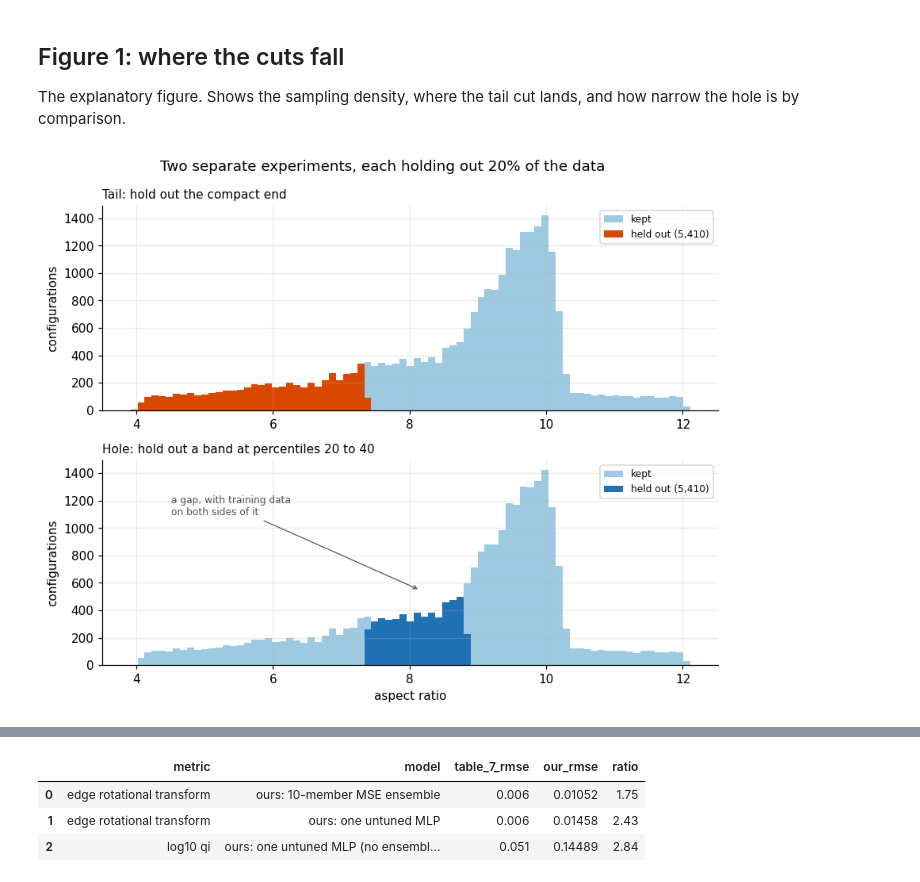
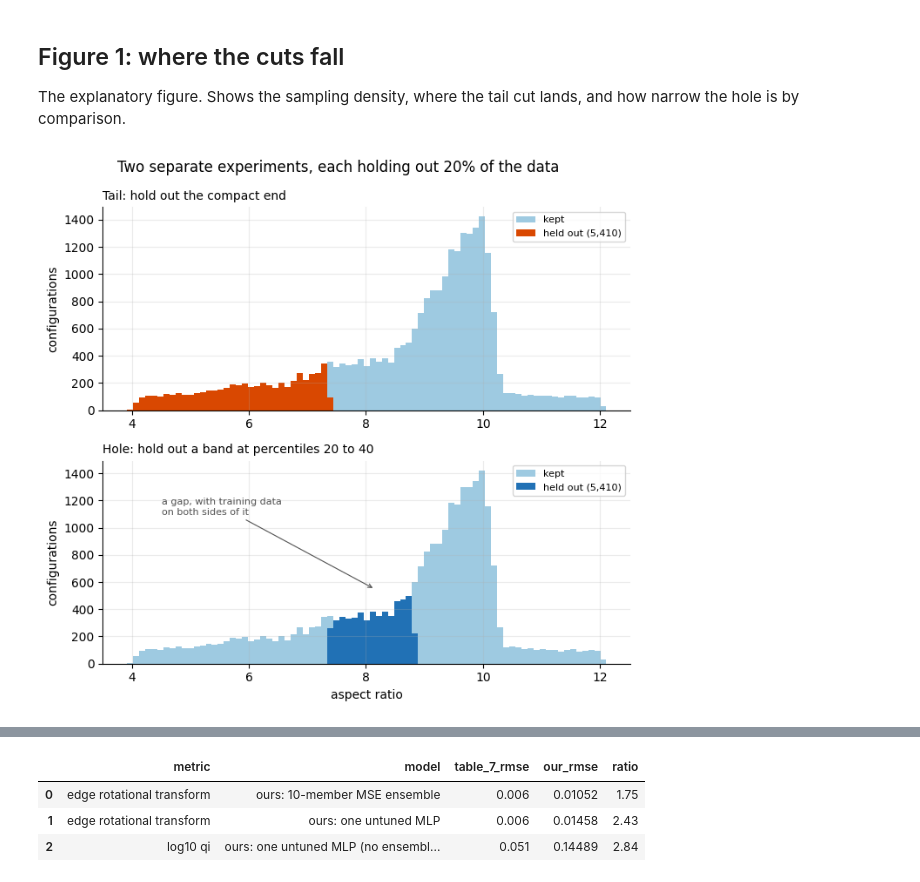
Before and after one commit to cecanelo/ConStelleration, a Jupyter notebook: notebooks/figures.ipynb, the cells around one changed output, grey strips where cells are left out. Cells and saved outputs as stored; diff of their text form; code cells hidden in the pictures.

Commit message:
Add seed bands, CRPS/MAE toggle, standardize figure width

```diff
--- a/notebooks/figures.ipynb
+++ b/notebooks/figures.ipynb
@@ -57,16 +90,23 @@ Matplotlib is building the font cache; this may take a moment.
 Edit here rather than per figure. The same colour must mean the same thing
 everywhere, which matters more than any individual choice.
 # %%
+# One width for every figure, so the saved PNGs line up when several are shown
+# together. Heights still vary with content.
+FIG_WIDTH = 711
+
 COLOR_TRAIN = '#9ecae1'
 COLOR_TAIL = '#d94801'
 COLOR_HOLE = '#2171b5'
+COLOR_ALEATORIC = '#6a51a3'
 COLOR_NEUTRAL = '#525252'
 
 plt.rcParams.update(
     {
-        'figure.figsize': (8, 4.5),
-        'figure.dpi': 110,
-        'savefig.dpi': 150,
+        # Any figure that does not pass figsize explicitly inherits this, so the
+        # width belongs here too or that figure alone comes out narrower.
+        'figure.figsize': (FIG_WIDTH, 4.5),
+        'figure.dpi': 100,
+        'savefig.dpi': 100,
         'savefig.bbox': 'tight',
         'axes.grid': True,
         'grid.alpha': 0.25,
@@ -97,41 +137,41 @@ and how narrow the hole is by comparison.
 _, tail_test = tail_split(axis, 'low', TEST_FRACTION)
 _, hole_test = hole_split(axis, TEST_FRACTION, HOLE_CENTRE)
 
-fig, (ax_tail, ax_hole) = plt.subplots(2, 1, sharex=False, figsize=(8, 6.5))
+fig, (ax_tail, ax_hole) = plt.subplots(2, 1, sharex=False, figsize=(FIG_WIDTH, 6.5))
 bins = np.linspace(axis.min(), axis.max(), 80)
 
 panels = [
     (ax_tail, tail_test, COLOR_TAIL, 'Tail: hold out the compact end'),
     (ax_hole, hole_test, COLOR_HOLE, 'Hole: hold out a band at percentiles 20 to 40'),
 ]
 
 for ax, test_mask, color, title in panels:
     ax.hist(axis, bins=bins, color=COLOR_TRAIN, label='kept')
     ax.hist(axis[test_mask], bins=bins, color=color, label=f'held out ({test_mask.sum():,})')
     ax.set_ylabel('configurations')
     ax.set_title(title, fontsize=10, loc='left')
     ax.legend(fontsize=8)
 
 # Tip height derived from the bars so it lands on them rather than above.
 hole_counts, _ = np.histogram(axis[hole_test], bins=bins)
 
 ax_hole.annotate(
     'a gap, with training data\non both sides of it',
     xy=(axis[hole_test].mean(), hole_counts.max() * 1.10),
     xytext=(axis.min() + 0.6, hole_counts.max() * 2.2),
     fontsize=8,
     color=COLOR_NEUTRAL,
     arrowprops={'arrowstyle': '->', 'color': COLOR_NEUTRAL, 'lw': 0.8},
 )
 
 
 ax_hole.set_xlabel('aspect ratio')
 fig.suptitle('Two separate experiments, each holding out 20% of the data')
 fig.tight_layout()
 
 keep(fig, 'split_design')
 # %% [output]
-[figure, old version]
+[figure, new version]
 # %% [markdown]
 ## Table 1: does the pipeline reproduce Appendix A.4?
 
```
Also changed, not shown: parts of 25 cells of this notebook, 28 other files.
